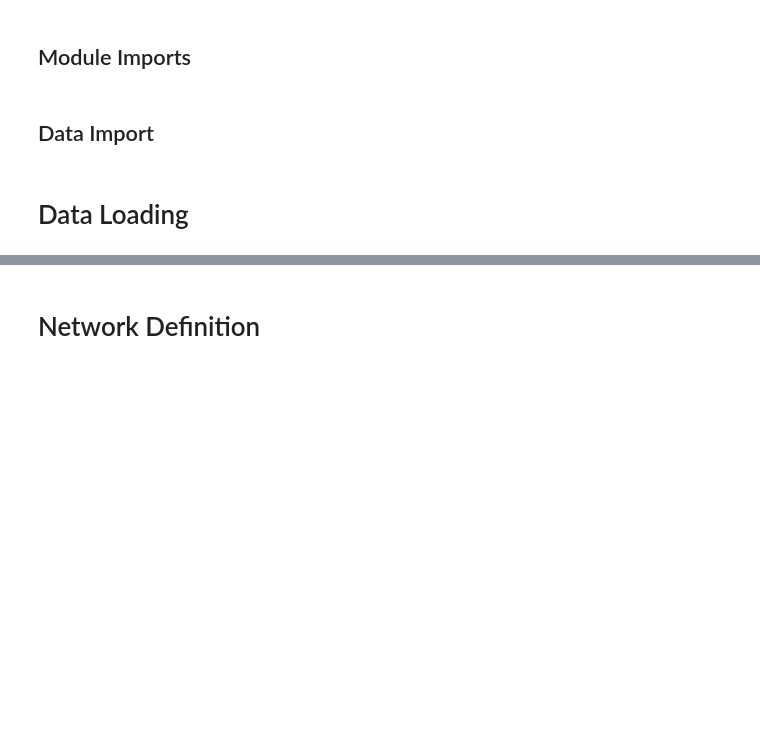
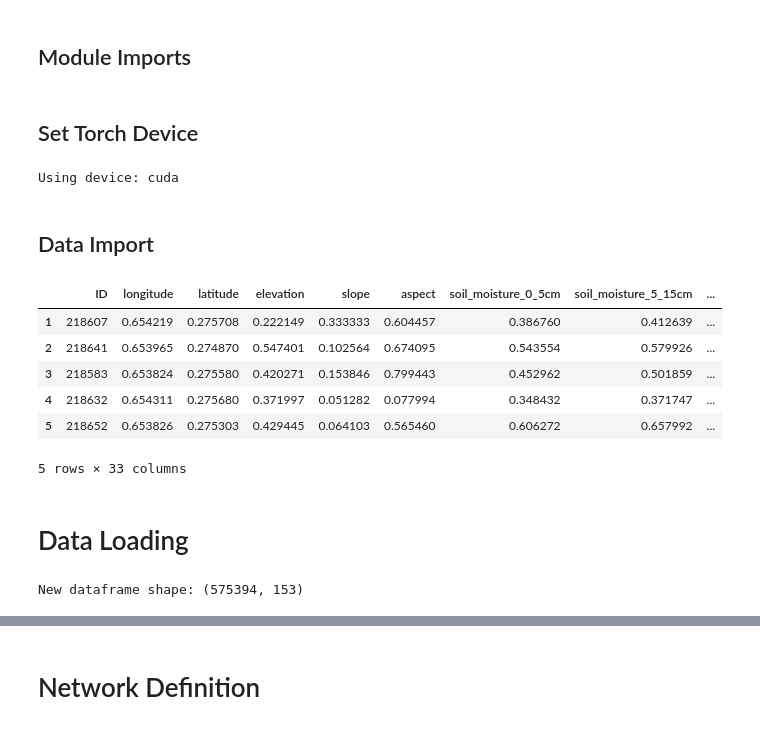
Before and after one commit to awilliams101111/dst-group-work, a Jupyter notebook: GlobalGeoTree/NN-AW.ipynb, the cells around one changed output, grey strips where cells are left out. Saved outputs shown, nothing was run; the diff lists cells and outputs as text; code cells hidden in the pictures; blank space fills up the shorter version.

```diff
--- a/GlobalGeoTree/NN-AW.ipynb
+++ b/GlobalGeoTree/NN-AW.ipynb
@@ -15,8 +19,41 @@ from pathlib import Path
+# %% [markdown]
+## Set Torch Device
+# %%
+device = torch.device("cuda" if torch.cuda.is_available() else "cpu")
+print(f"Using device: {device}")
+# %% [output]
+Using device: cuda
 # %% [markdown]
 ## Data Import
 # %%
 chunksFilePath = Path("GlobalGeoTree-6M/Chunks1Pixel/")
 
 df = torch.load(chunksFilePath / 'SampledData-10Percent-Clean.pth', map_location="cpu", weights_only=False)
+# %%
+df.head()
+# %% [output]
+|  | ID | longitude | latitude | elevation | slope | aspect | soil_moisture_0_5cm | soil_moisture_5_15cm | ... |
+| 1 | 218607 | 0.654219 | 0.275708 | 0.222149 | 0.333333 | 0.604457 | 0.386760 | 0.412639 | ... |
+| 2 | 218641 | 0.653965 | 0.274870 | 0.547401 | 0.102564 | 0.674095 | 0.543554 | 0.579926 | ... |
+| 3 | 218583 | 0.653824 | 0.275580 | 0.420271 | 0.153846 | 0.799443 | 0.452962 | 0.501859 | ... |
+| 4 | 218632 | 0.654311 | 0.275680 | 0.371997 | 0.051282 | 0.077994 | 0.348432 | 0.371747 | ... |
+| 5 | 218652 | 0.653826 | 0.275303 | 0.429445 | 0.064103 | 0.565460 | 0.606272 | 0.657992 | ... |
+5 rows × 33 columns
 # %% [markdown]
 # Data Loading
+# %%
+# Extract tensor data into 120 new columns (10 bands × 12 months)
+num_months = 12
+num_bands = 10
+
+column_names = [f"Band_{b:02d}_Month_{m:02d}" for b in range(num_bands) for m in range(num_months)]
+
+tensor_data = df['imgDataScaled'].apply(lambda tensor: tensor.T.flatten().numpy().astype(np.float32))
+tensor_df = pd.DataFrame(tensor_data.tolist(), columns=column_names)
+
+df = pd.concat([df.reset_index(drop=True), tensor_df], axis=1)
+#df.drop(columns=['imgDataScaled'], inplace=True)
+
+print(f"New dataframe shape: {df.shape}")
+# %% [output]
+New dataframe shape: (575394, 153)
```
Also changed, not shown: parts of 15 cells of this notebook.
